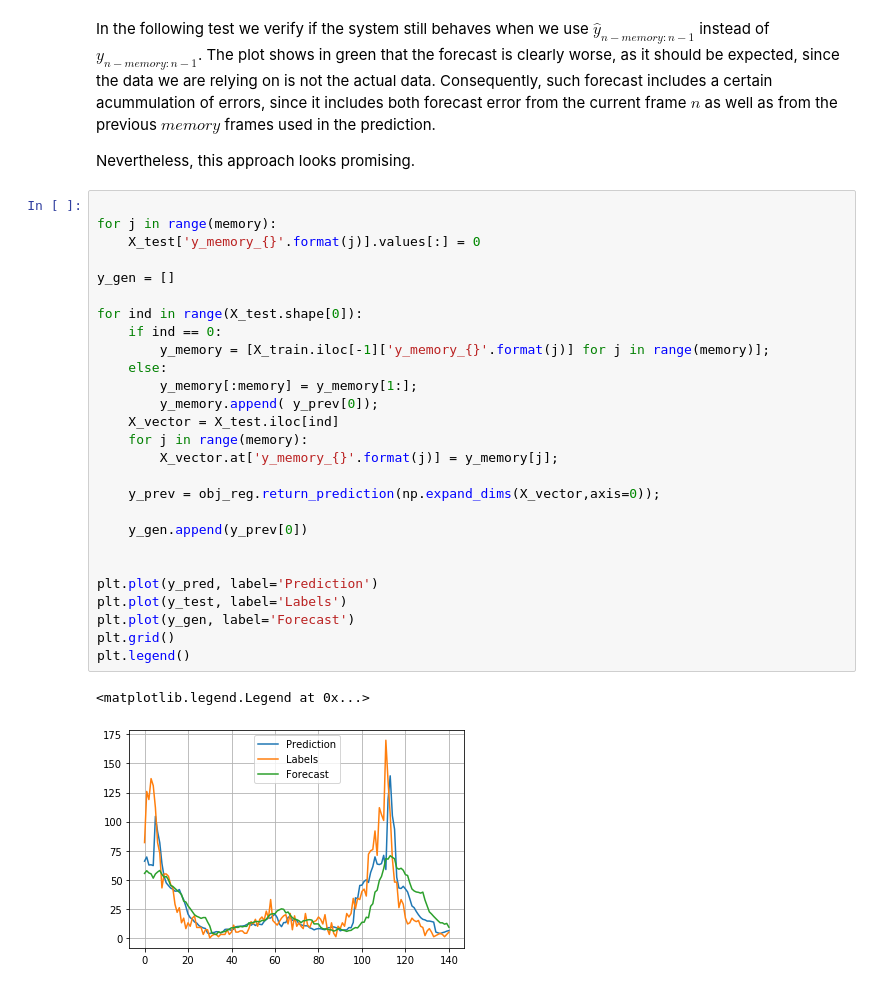
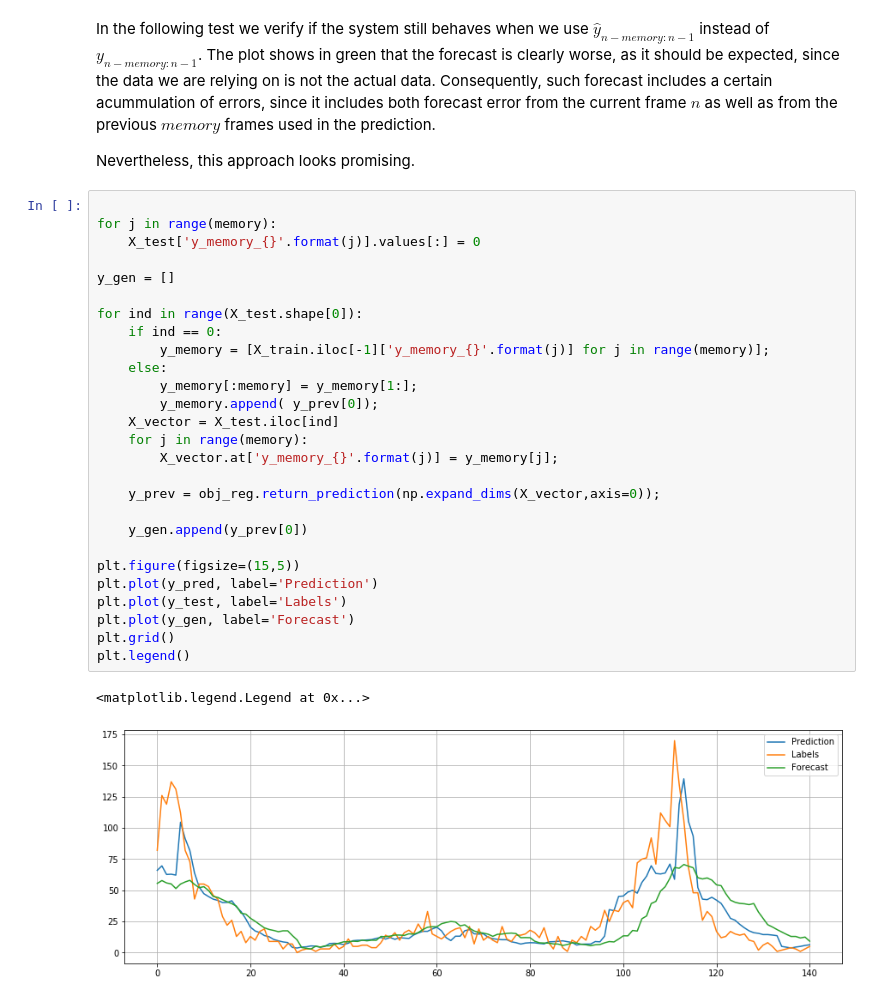
Before and after one commit to arodriguezhidalgo/DengAI_proposal, a Jupyter notebook: Model.ipynb, the cells around one changed output. Saved outputs shown, nothing was run; the diff lists cells and outputs as text.

```diff
--- a/Model.ipynb
+++ b/Model.ipynb
@@ -423,33 +432,33 @@ Nevertheless, this approach looks promising.
 # %%
 
 for j in range(memory):
     X_test['y_memory_{}'.format(j)].values[:] = 0
 
 y_gen = []
 
 for ind in range(X_test.shape[0]):
     if ind == 0:
         y_memory = [X_train.iloc[-1]['y_memory_{}'.format(j)] for j in range(memory)];
     else:
         y_memory[:memory] = y_memory[1:];
         y_memory.append( y_prev[0]);
     X_vector = X_test.iloc[ind]
     for j in range(memory):
         X_vector.at['y_memory_{}'.format(j)] = y_memory[j];
 
     y_prev = obj_reg.return_prediction(np.expand_dims(X_vector,axis=0));
 
     y_gen.append(y_prev[0])
 
-
+plt.figure(figsize=(15,5))
 plt.plot(y_pred, label='Prediction')
 plt.plot(y_test, label='Labels')
 plt.plot(y_gen, label='Forecast')
 plt.grid()
 plt.legend()
 # %% [output]
 <matplotlib.legend.Legend at 0x...>
-[figure, old version]
+[figure, new version]
 # %% [markdown]
 # Forecasting values for the unknown dataset
 The thing that remains to do consists of forecasting the values for the unknown dataset proposed for the challenge. In order to do so, we need to take into consideration the following aspects:
```
Also changed, not shown: parts of 9 cells of this notebook, 1 other file.
